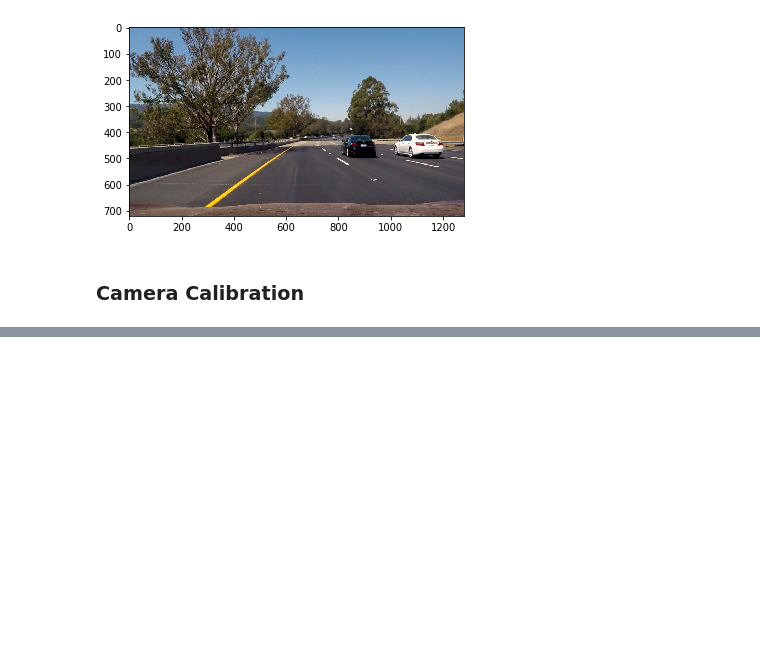
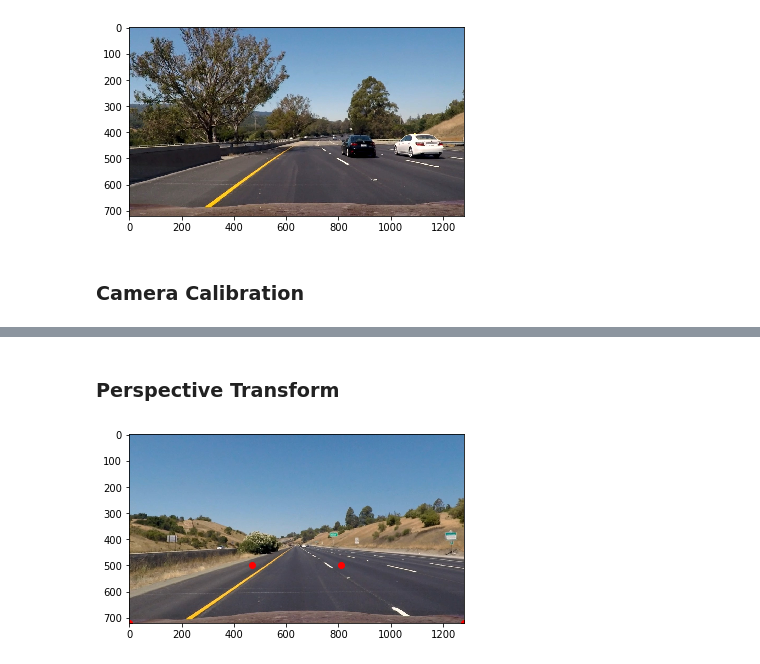
Before and after one commit to suvoganguli/SDCND-Projects, a Jupyter notebook: CarND-Advanced-Lane-Lines-P2/P2.ipynb, the cells around one changed output, grey strips where cells are left out. Cells and saved outputs as stored; diff of their text form; code cells hidden in the pictures; blank space fills up the shorter version.

```diff
--- a/CarND-Advanced-Lane-Lines-P2/P2.ipynb
+++ b/CarND-Advanced-Lane-Lines-P2/P2.ipynb
@@ -136,0 +137,25 @@ plt.subplots_adjust(left=0., right=1, top=0.9, bottom=0.)
+# %% [markdown]
+### Perspective Transform
+# %%
+p1 = [0, 719]
+p2 = [470, 500]
+p3 = [810, 500]
+p4 = [1279,719]
+
+plt.imshow(image_undist)
+plt.plot(p1[0],p1[1],'ro')
+plt.plot(p2[0],p2[1],'ro')
+plt.plot(p3[0],p3[1],'ro')
+plt.plot(p4[0],p4[1],'ro')
+
+q1 = [0, 719]
+q2 = [0, 480]
+q3 = [1279, 480]
+q4 = [1279, 719]
+
+src = np.float32([p1, p2, p3, p4])
+dst = np.float32([q1, q2, q3, q4])
+
+M = cv2.getPerspectiveTransform(src, dst)
+# %% [output]
+[figure, added]
```
Also changed, not shown: parts of 7 cells of this notebook, 2 other files.
